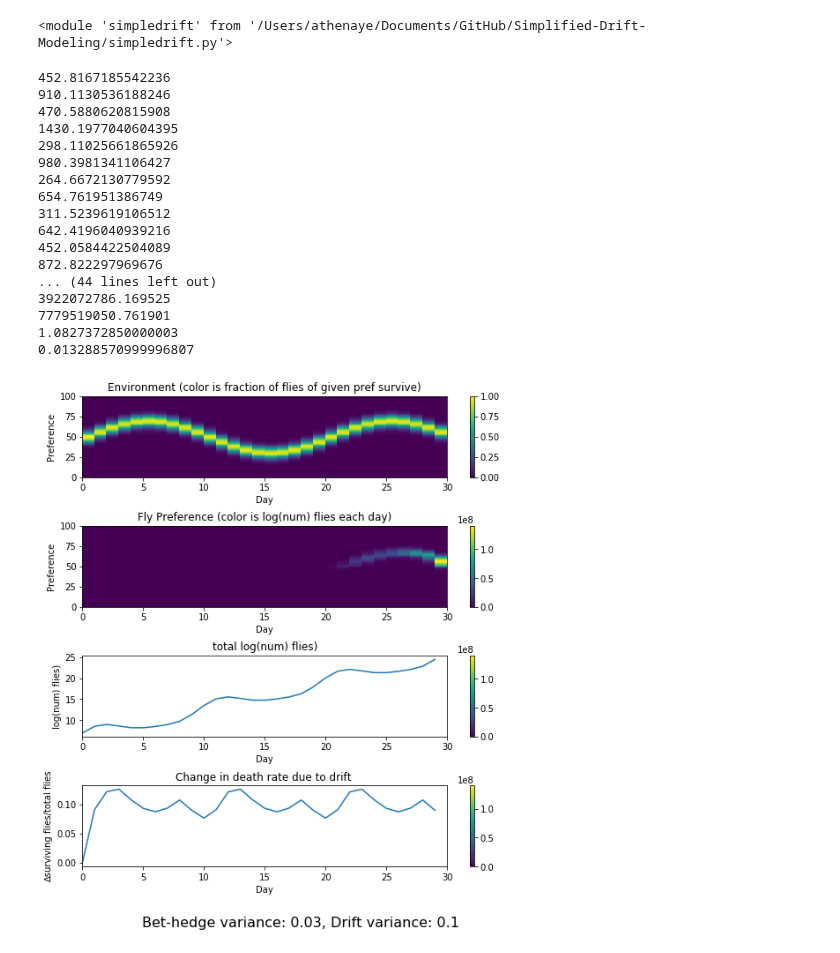
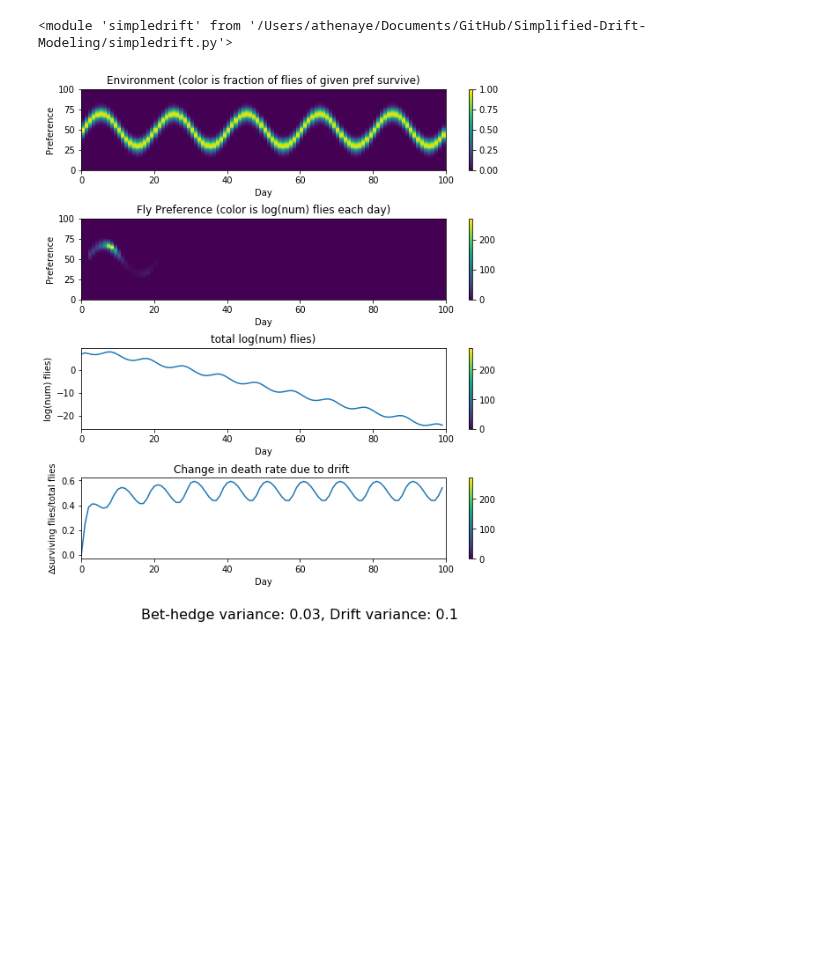
Before and after one commit to ryantmaloney/Simplified-Drift-Modeling, a Jupyter notebook: driftmodeling.ipynb, the cells around one changed output. Saved outputs shown, nothing was run; the diff lists cells and outputs as text; code cells hidden in the pictures; blank space fills up the shorter version.

Commit message:
birthrate bug

```diff
--- a/driftmodeling.ipynb
+++ b/driftmodeling.ipynb
@@ -7,39 +7,22 @@ imp.reload(sd)
 # %%
 import simpledrift as sd
 import imp
 imp.reload(sd)
 
 #driftmodeling(flynum, numberofbins, numberofdays, prefmean, prefvariance, envimean, envivariance, driftvariance, gain, per)
 flynum=1000
 numberofbins=100
-numberofdays=30
-prefmean=0
-prefvariance=.03
+numberofdays=100
+prefmean=[0,0]
+prefvariance=[0.03,0.5]
 envimean=0
 envivariance=.1
-driftvariance=.1
+driftvariance=[.1,10]
 gain=.4
 per=20
 deathrate=1
-birthrate=4.5
+birthrate=0
 matureage=0
 sd.driftmodeling(flynum, numberofbins, numberofdays, prefmean, prefvariance, envimean, envivariance, driftvariance, gain, per,deathrate,birthrate,matureage)
 # %% [output]
-452.8167185542236
-910.1130536188246
-470.5880620815908
-1430.1977040604395
-298.11025661865926
-980.3981341106427
-264.6672130779592
-654.761951386749
-311.5239619106512
-642.4196040939216
-452.0584422504089
-872.822297969676
-... (44 lines left out)
-3922072786.169525
-7779519050.761901
-1.0827372850000003
-0.013288570999996807
-[figure, old version]
+[figure, new version]
```
Also changed, not shown: parts of 4 cells of this notebook, 1 other file.
